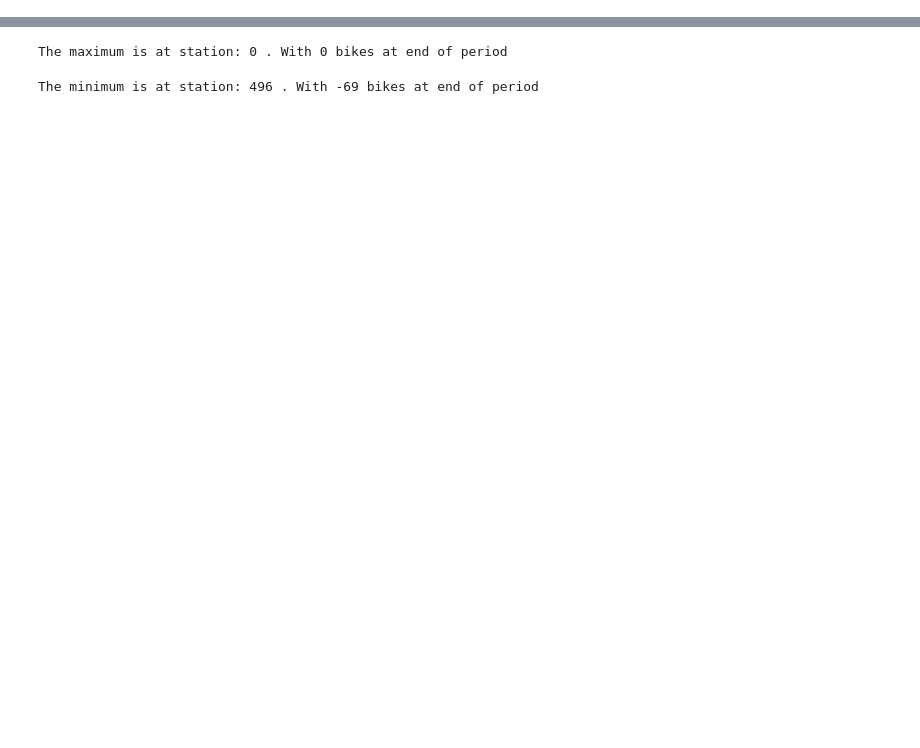
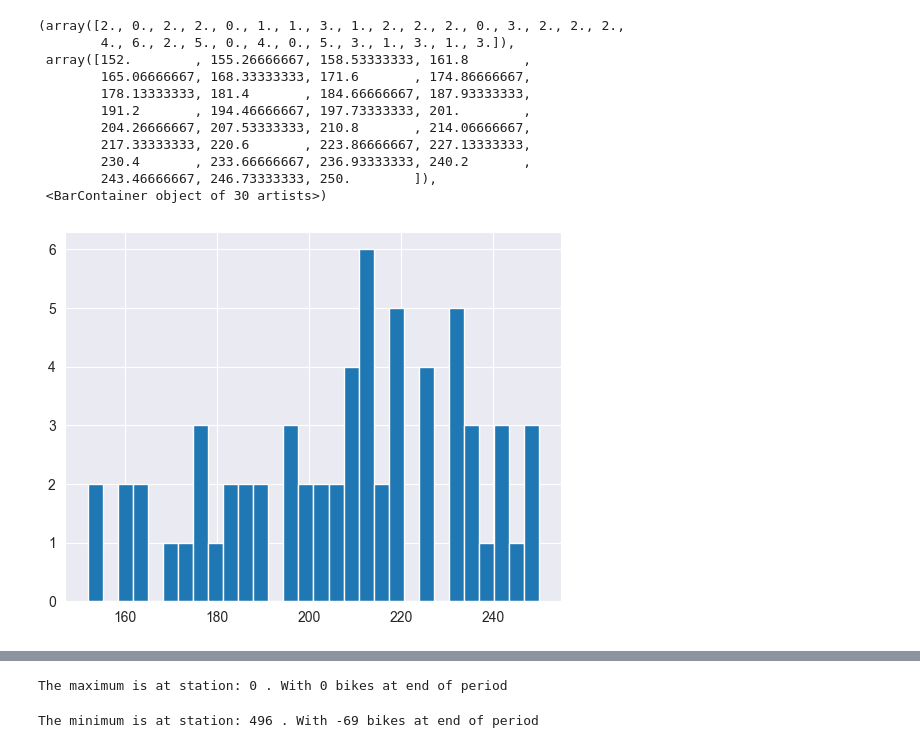
Before and after one commit to jarrettreimers/CSUREMM, a Jupyter notebook: Jarrett.ipynb, the cells around one changed output, grey strips where cells are left out. Cells and saved outputs as stored; diff of their text form; code cells hidden in the pictures; blank space fills up the shorter version.

```diff
--- a/Jarrett.ipynb
+++ b/Jarrett.ipynb
@@ -92,0 +125,15 @@ sns.heatmap(freq)
+# %%
+plt.hist(df.T.sum(), bins=30)
+# %% [output]
+(array([2., 0., 2., 2., 0., 1., 1., 3., 1., 2., 2., 2., 0., 3., 2., 2., 2.,
+        4., 6., 2., 5., 0., 4., 0., 5., 3., 1., 3., 1., 3.]),
+ array([152.        , 155.26666667, 158.53333333, 161.8       ,
+        165.06666667, 168.33333333, 171.6       , 174.86666667,
+        178.13333333, 181.4       , 184.66666667, 187.93333333,
+        191.2       , 194.46666667, 197.73333333, 201.        ,
+        204.26666667, 207.53333333, 210.8       , 214.06666667,
+        217.33333333, 220.6       , 223.86666667, 227.13333333,
+        230.4       , 233.66666667, 236.93333333, 240.2       ,
+        243.46666667, 246.73333333, 250.        ]),
+ <BarContainer object of 30 artists>)
+[figure, added]
```
Also changed, not shown: parts of 20 cells of this notebook, 31 other files.
